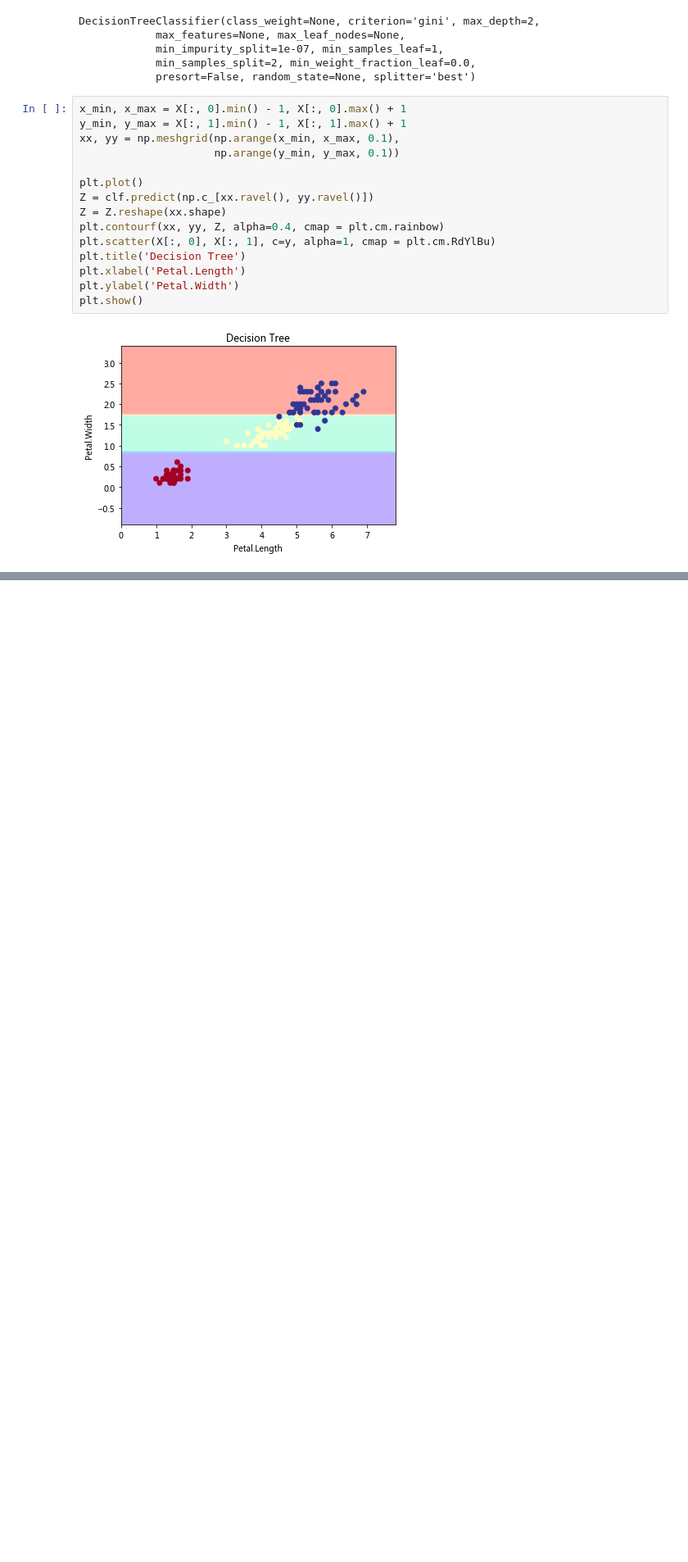
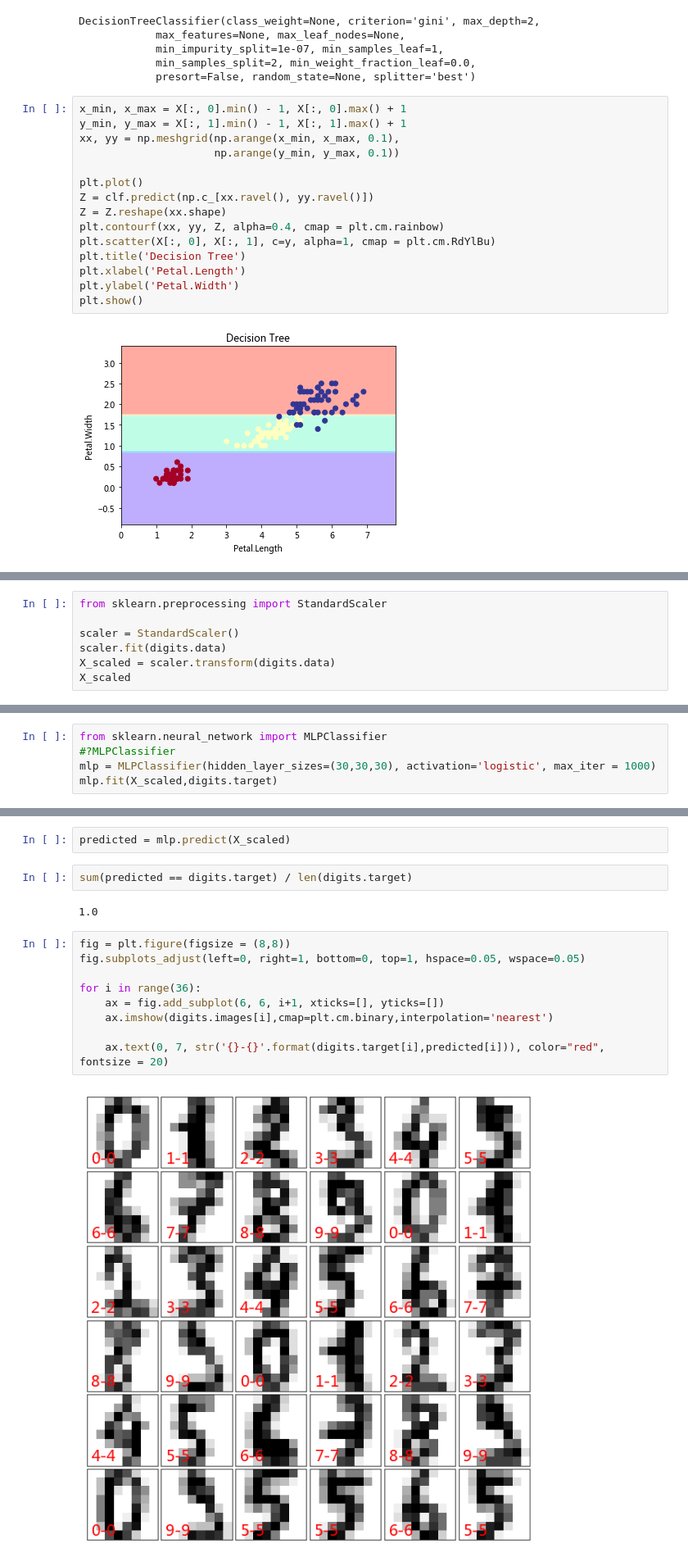
Before and after one commit to ywchiu/fuboni, a Jupyter notebook: Demo20171219.ipynb, the cells around one changed output, grey strips where cells are left out. Shown: that part at 82% size. Drawn from its saved outputs; the diff is of its cells as text; blank space fills up the shorter version.

```diff
--- a/Demo20171219.ipynb
+++ b/Demo20171219.ipynb
@@ -98,0 +245,7 @@ plt.show()
+# %%
+from sklearn.preprocessing import StandardScaler
+
+scaler = StandardScaler()
+scaler.fit(digits.data)
+X_scaled = scaler.transform(digits.data)
+X_scaled
@@ -98,0 +266,5 @@ plt.show()
+# %%
+from sklearn.neural_network import MLPClassifier
+#?MLPClassifier
+mlp = MLPClassifier(hidden_layer_sizes=(30,30,30), activation='logistic', max_iter = 1000)
+mlp.fit(X_scaled,digits.target)
@@ -98,0 +279,17 @@ plt.show()
+# %%
+predicted = mlp.predict(X_scaled)
+# %%
+sum(predicted == digits.target) / len(digits.target)
+# %% [output]
+1.0
+# %%
+fig = plt.figure(figsize = (8,8))
+fig.subplots_adjust(left=0, right=1, bottom=0, top=1, hspace=0.05, wspace=0.05)
+
+for i in range(36):
+    ax = fig.add_subplot(6, 6, i+1, xticks=[], yticks=[])
+    ax.imshow(digits.images[i],cmap=plt.cm.binary,interpolation='nearest')
+
+    ax.text(0, 7, str('{}-{}'.format(digits.target[i],predicted[i])), color="red", fontsize = 20)
+# %% [output]
+[figure, added]
```
Also changed, not shown: parts of 19 cells of this notebook.
